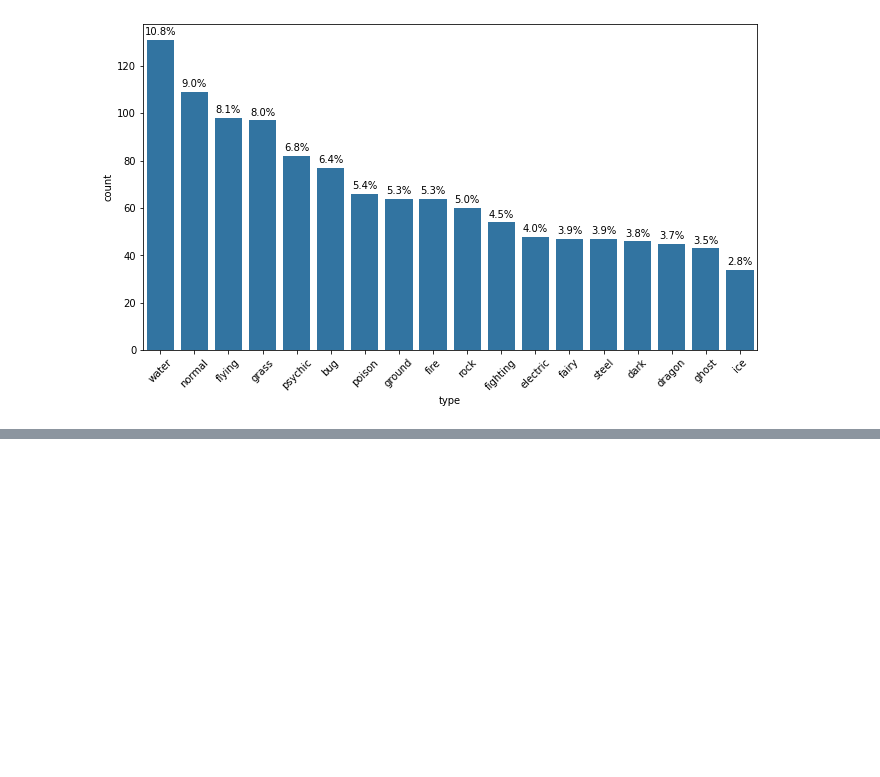
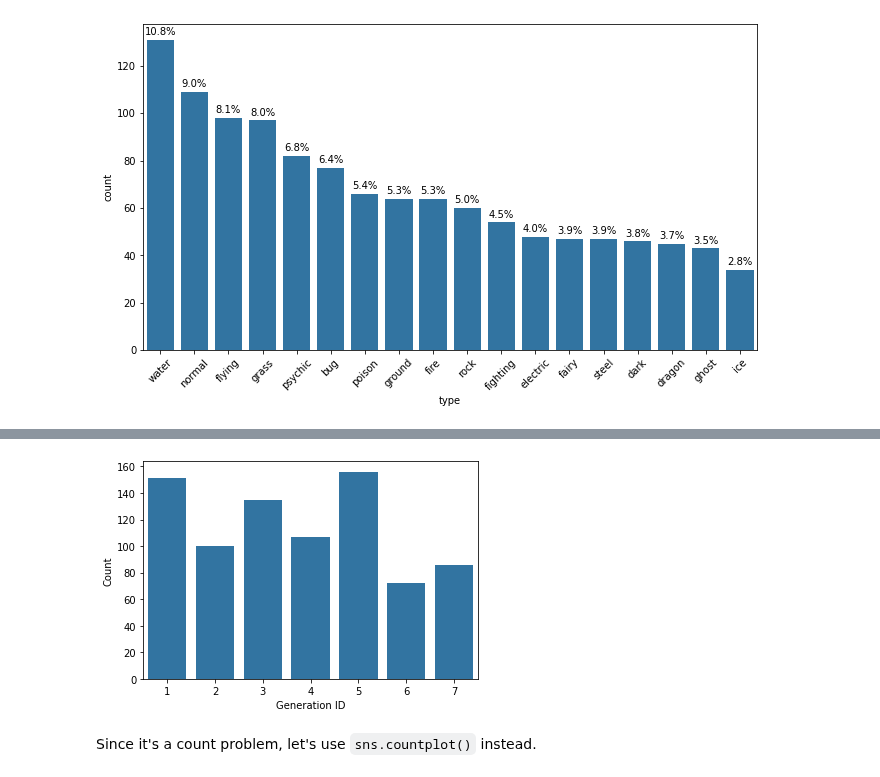
Before and after one commit to EsosaOrumwese/ALX-T-Nanodegree, a Jupyter notebook: Data Analytics/3. Data Visualization/Practice Notebook.ipynb, the cells around one changed output, grey strips where cells are left out. Cells and saved outputs as stored; diff of their text form; code cells hidden in the pictures; blank space fills up the shorter version.

```diff
--- a/Data Analytics/3. Data Visualization/Practice Notebook.ipynb
+++ b/Data Analytics/3. Data Visualization/Practice Notebook.ipynb
@@ -231,0 +257,2 @@ for loc, label in zip(locs, labels):
+# %%
+pkmn_gen =  pokemon.generation_id.value_counts().sort_index()
@@ -231,0 +270,12 @@ for loc, label in zip(locs, labels):
+# %%
+# getting the first color as our base color
+base_color = sns.color_palette()[0]
+
+sns.barplot(x=pkmn_gen.index, y=pkmn_gen.values,
+            color=base_color)
+plt.xlabel('Generation ID')
+plt.ylabel('Count');
+# %% [output]
+[figure, added]
+# %% [markdown]
+Since it's a count problem, let's use `sns.countplot()` instead.
```
Also changed, not shown: parts of 27 cells of this notebook, 1 other file.
